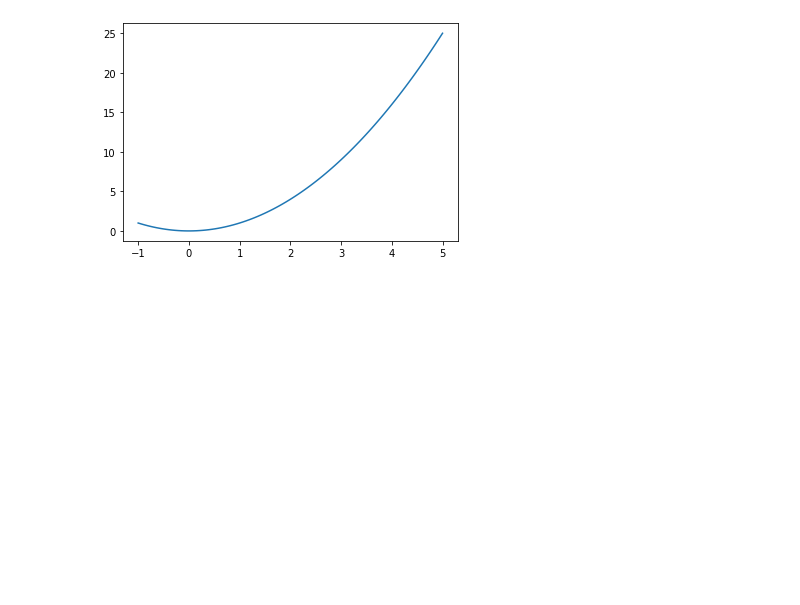
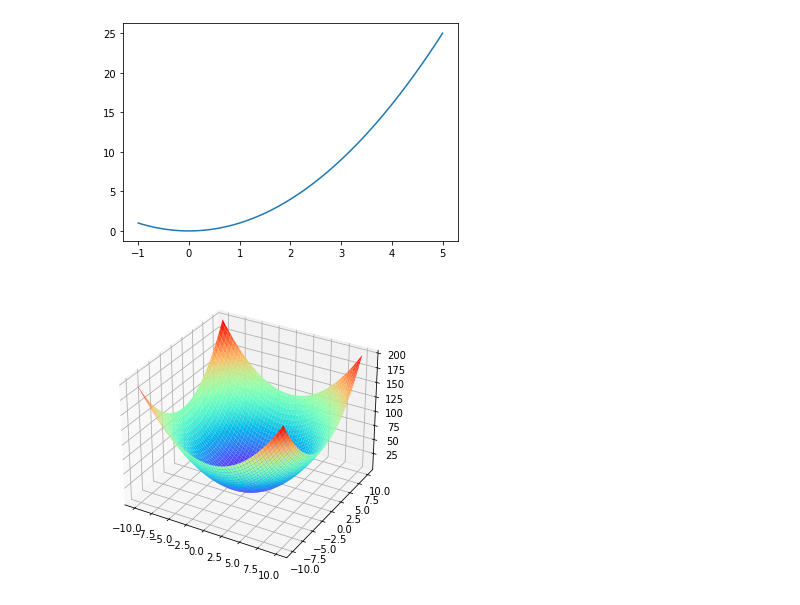
Before and after one commit to Gongzq5/leetcode-helper, a Jupyter notebook: examples.ipynb, the cells around one changed output. Saved outputs shown, nothing was run; the diff lists cells and outputs as text; code cells hidden in the pictures; blank space fills up the shorter version.

```diff
--- a/examples.ipynb
+++ b/examples.ipynb
@@ -179,3 +181,10 @@ Can also specify the input range
 lc.simple_drawer.draw2d(f, input_range=(-1, 5))
 # %% [output]
 [figure]
+# %%
+def f(x1, x2):
+    return x1**2 + x2**2
+
+lc.simple_drawer.draw3d(f)
+# %% [output]
+[figure, added]
```
Also changed, not shown: parts of 5 cells of this notebook, 3 other files.
